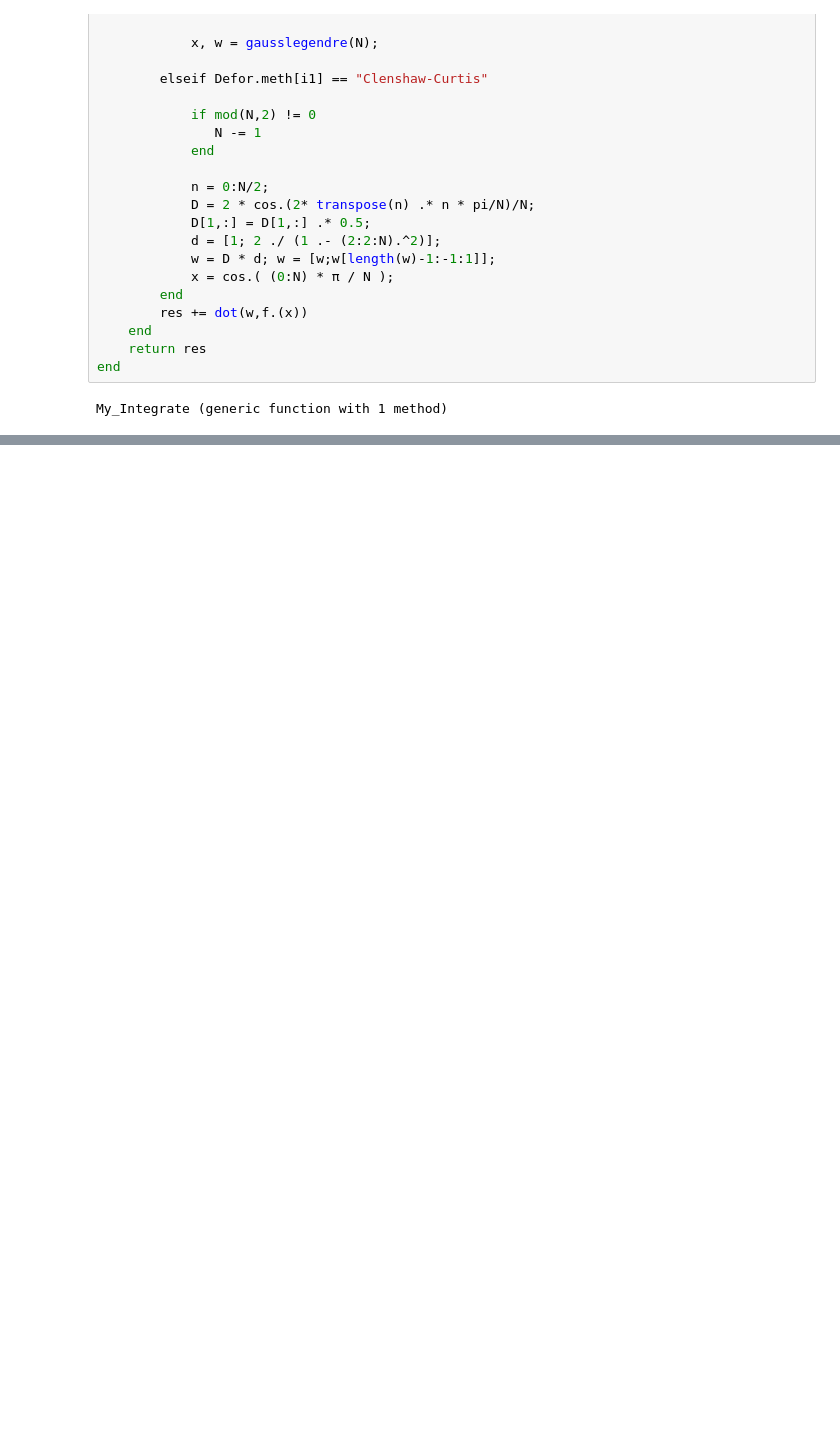
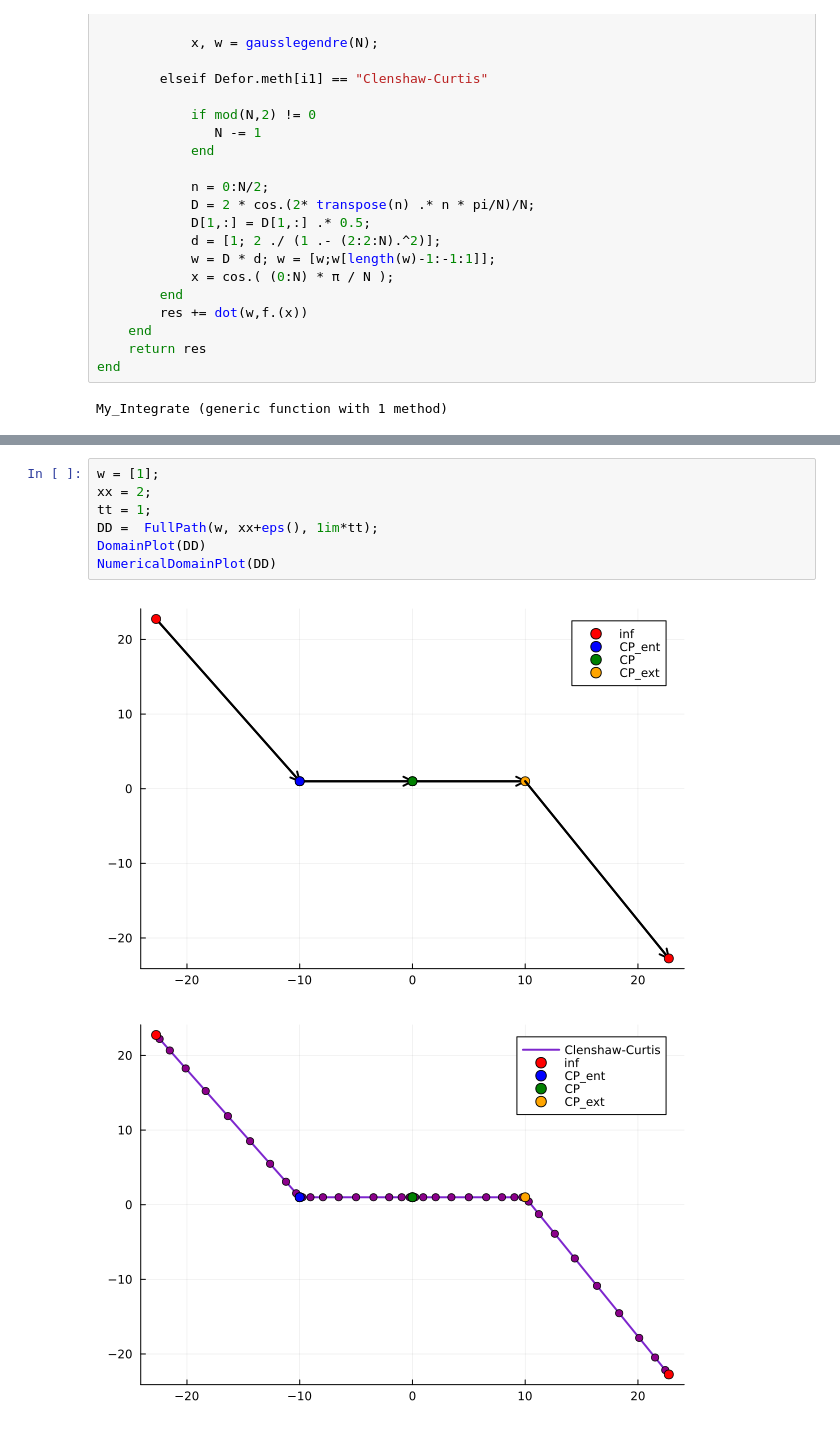
Before and after one commit to WietseVaes/NUTM-timestep, a Jupyter notebook: Memos/special_f.ipynb, the cells around one changed output, grey strips where cells are left out. Saved outputs shown, nothing was run; the diff lists cells and outputs as text; blank space fills up the shorter version.

```diff
--- a/Memos/special_f.ipynb
+++ b/Memos/special_f.ipynb
@@ -471,6 +475,16 @@ function SpecialFunction(w, xx, tt, m, N)
 end
 # %% [output]
 SpecialFunction (generic function with 1 method)
+# %%
+w = [1];
+xx = 2;
+tt = 1;
+DD =  FullPath(w, xx+eps(), 1im*tt);
+DomainPlot(DD)
+NumericalDomainPlot(DD)
+# %% [output]
+[figure, added]
+[figure, added]
 # %%
 w = [1];
 SF = (x,t) -> SpecialFunction(w, x, t, -1, 300);
```
Also changed, not shown: parts of 16 cells of this notebook.
